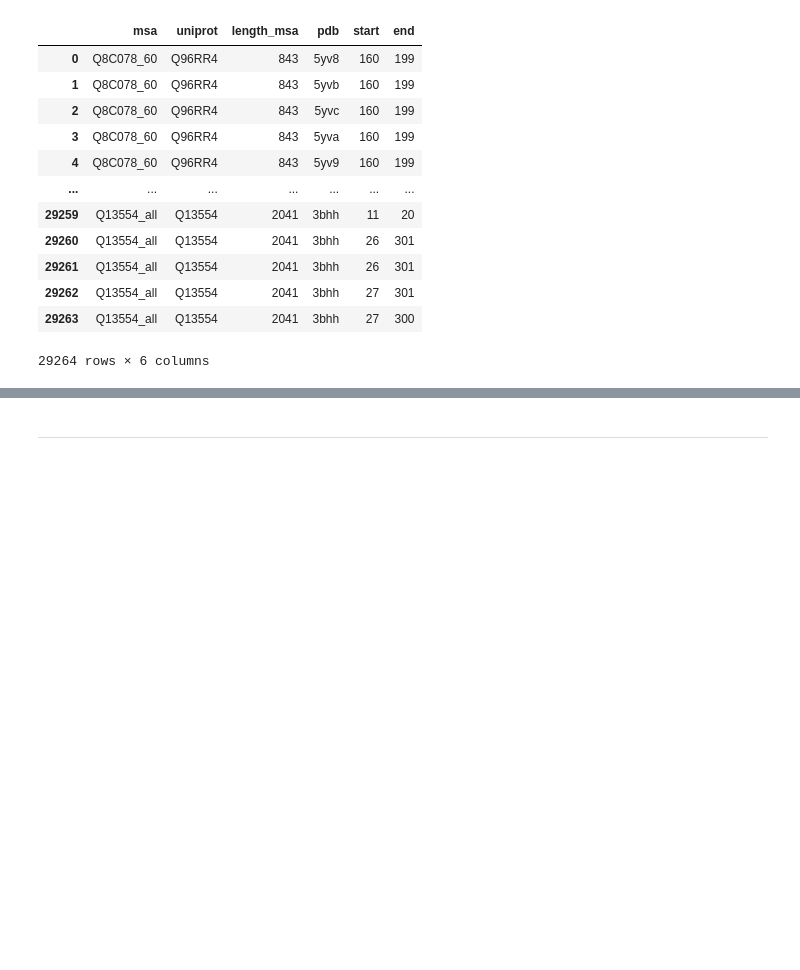
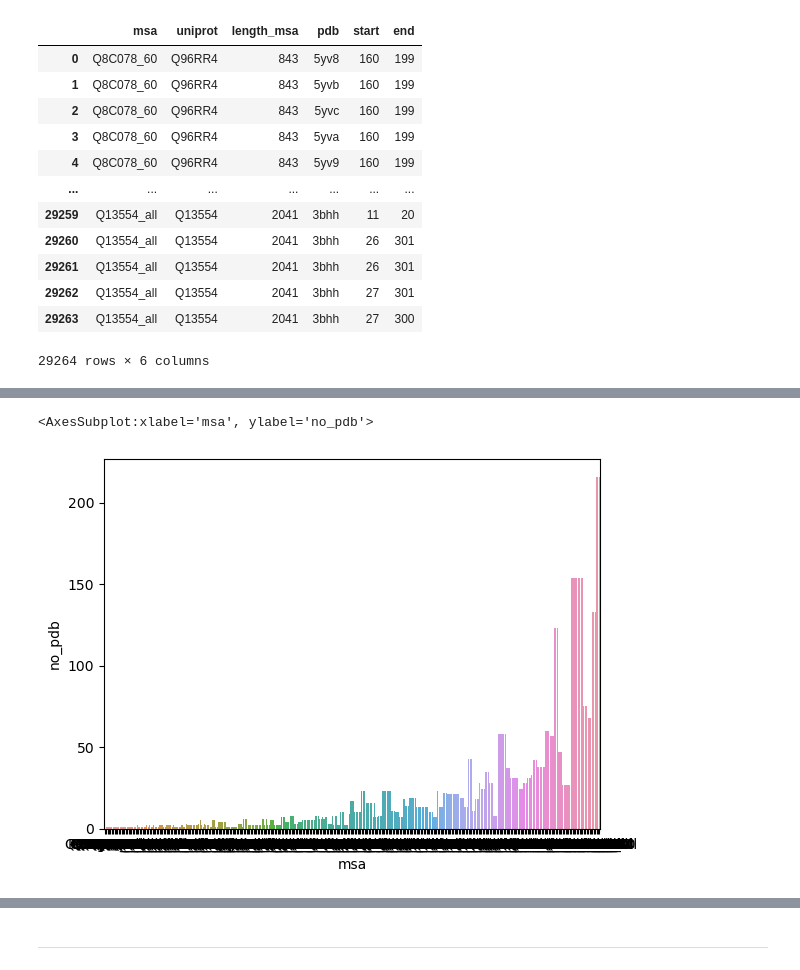
Before and after one commit to alvaro-2/cis-reg, a Jupyter notebook: scripts/orthologs.ipynb, the cells around one changed output, grey strips where cells are left out. Drawn from its saved outputs; the diff is of its cells as text; code cells hidden in the pictures; blank space fills up the shorter version.

Commit message:
PDBs distribution along MSAs

```diff
--- a/scripts/orthologs.ipynb
+++ b/scripts/orthologs.ipynb
@@ -770,0 +759,6 @@ msa_pdb.to_csv('../datasets/msa_pdb.tsv', sep='\t', index= False)
+# %%
+msa_size = msa_pdb.groupby('msa')['pdb'].size().to_frame().reset_index().rename(columns= {'pdb': 'no_pdb'})
+msa_list = msa_pdb.groupby('msa').agg({'pdb': lambda x: x.tolist()}).reset_index()
+# %%
+msa_pdb_distrib = msa_list.merge(msa_size).sort_values('no_pdb')
+msa_pdb_distrib
@@ -770,0 +779,4 @@ msa_pdb.to_csv('../datasets/msa_pdb.tsv', sep='\t', index= False)
+# %%
+msa_pdb_distrib.pdb = msa_pdb_distrib.pdb.apply(lambda x: list(set(x)))
+msa_pdb_distrib.no_pdb = msa_pdb_distrib.pdb.apply(lambda x: len(x))
+msa_pdb_distrib
@@ -770,0 +799,5 @@ msa_pdb.to_csv('../datasets/msa_pdb.tsv', sep='\t', index= False)
+# %%
+sns.barplot(data= msa_pdb_distrib, x= 'msa', y= 'no_pdb')
+# %% [output]
+<AxesSubplot:xlabel='msa', ylabel='no_pdb'>
+[figure, added]
```
Also changed, not shown: parts of 12 cells of this notebook.
